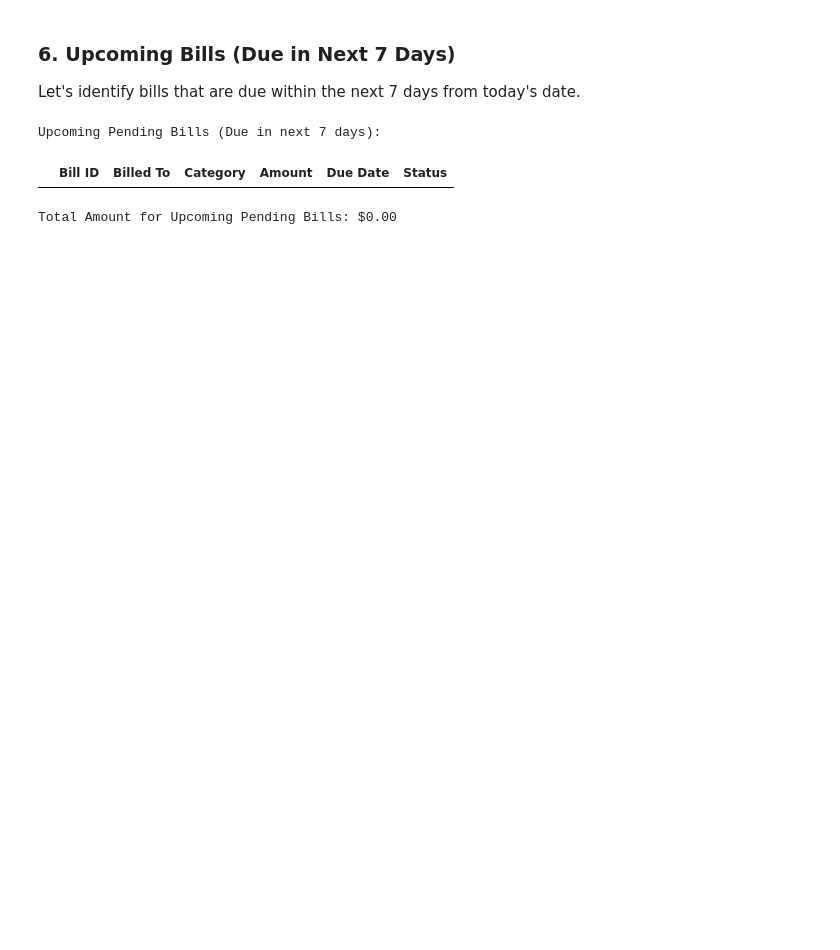
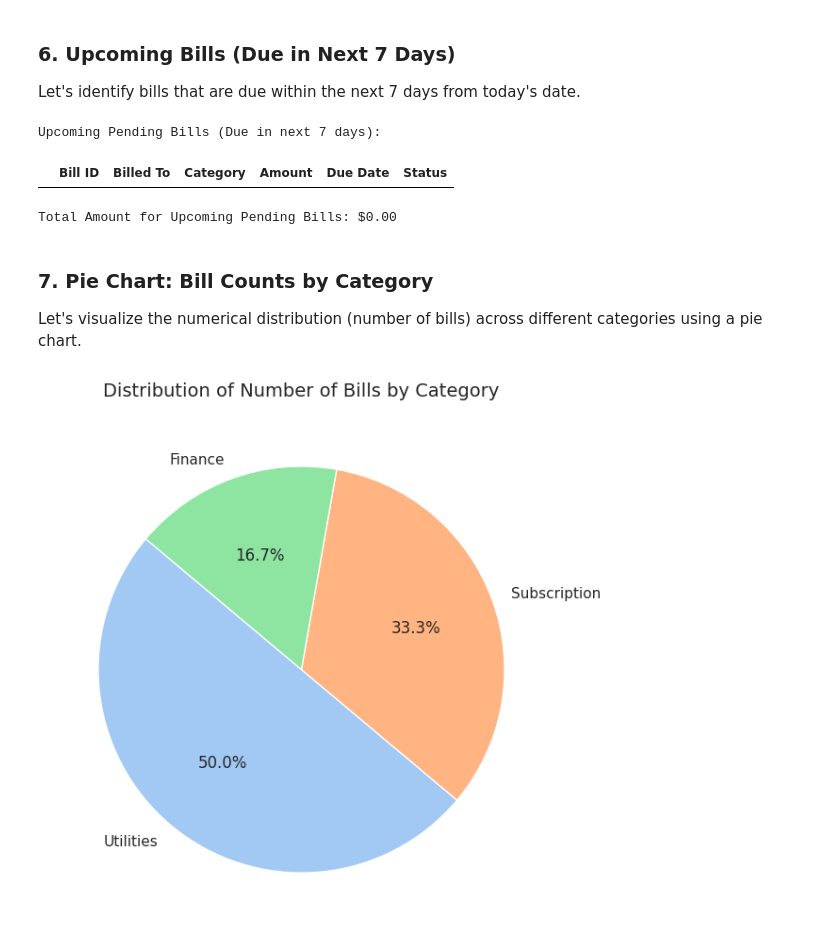
Before and after one commit to JacekDrzycimski/6tunnel, a Jupyter notebook: Bills_1.ipynb, the cells around one changed output. Drawn from its saved outputs; the diff is of its cells as text; code cells hidden in the pictures; blank space fills up the shorter version.

```diff
--- a/Bills_1.ipynb
+++ b/Bills_1.ipynb
@@ -181,3 +266,30 @@ print(f"\nTotal Amount for Upcoming Pending Bills: ${total_upcoming_due:.2f}")
 Upcoming Pending Bills (Due in next 7 days):
 |  | Bill ID | Billed To | Category | Amount | Due Date | Status |
 Total Amount for Upcoming Pending Bills: $0.00
+# %% [markdown]
+### 7. Pie Chart: Bill Counts by Category
+Let's visualize the numerical distribution (number of bills) across different categories using a pie chart.
+# %%
+import matplotlib.pyplot as plt
+import seaborn as sns
+
+# Prepare data for bill counts by category
+category_counts = df['Category'].value_counts().reset_index()
+category_counts.columns = ['Category', 'Count']
+
+plt.figure(figsize=(7, 7))
+
+# Create a pie chart representing the number of bills per category
+plt.pie(
+    category_counts['Count'],
+    labels=category_counts['Category'],
+    autopct='%1.1f%%',
+    startangle=140,
+    colors=sns.color_palette('pastel')[0:len(category_counts)]
+)
+
+# Add a title
+plt.title('Distribution of Number of Bills by Category', fontsize=14, pad=15)
+plt.show()
+# %% [output]
+[figure, added]
```
Also changed, not shown: parts of 9 cells of this notebook.
